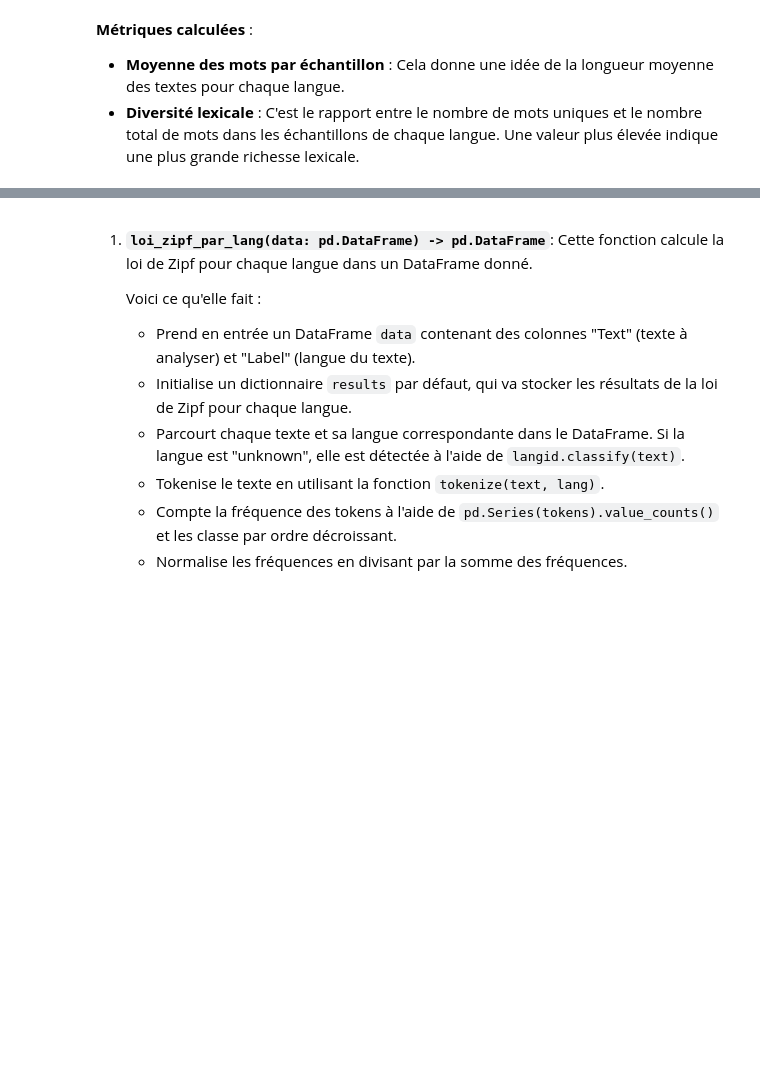
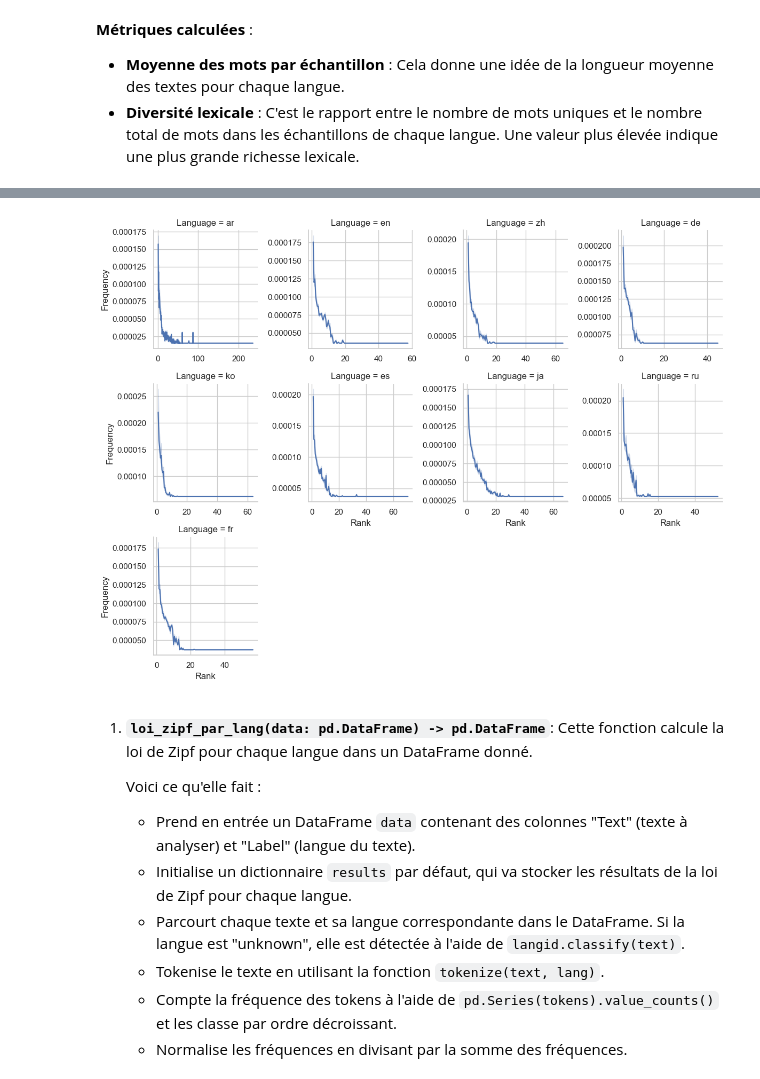
Before and after one commit to PetX33/OutilsTraitementCorpus, a Jupyter notebook: scripts/mesures/mesures.ipynb, the cells around one changed output, grey strips where cells are left out. Saved outputs shown, nothing was run; the diff lists cells and outputs as text; code cells hidden in the pictures; blank space fills up the shorter version.

```diff
--- a/scripts/mesures/mesures.ipynb
+++ b/scripts/mesures/mesures.ipynb
@@ -319,3 +332,25 @@ zipf.savefig('../../resultats/zipf.png')
+# %%
+def plot_zipf(data: pd.DataFrame) -> plt.Figure:
+    """
+    Crée un graphique de la loi de Zipf pour chaque langue.
+
+    Parameters:
+    data (pd.DataFrame): les données
+
+    Returns:
+    plt.Figure: l'objet Figure contenant le graphique
+    """
+    sns.set(style="whitegrid")
+    g = sns.FacetGrid(data, col="Language", col_wrap=4, sharex=False, sharey=False)
+    g.map(sns.lineplot, "Rank", "Frequency")
+
+    return g.fig
+
+
+zipf = plot_zipf(zipf_results)
+zipf.savefig("../../resultats/zipf.png", facecolor="white", dpi=300)
+# %% [output]
+[figure, added]
 # %% [markdown]
 1. **`loi_zipf_par_lang(data: pd.DataFrame) -> pd.DataFrame`**:
    Cette fonction calcule la loi de Zipf pour chaque langue dans un DataFrame donné.
```
Also changed, not shown: parts of 18 cells of this notebook, 1 other file.
